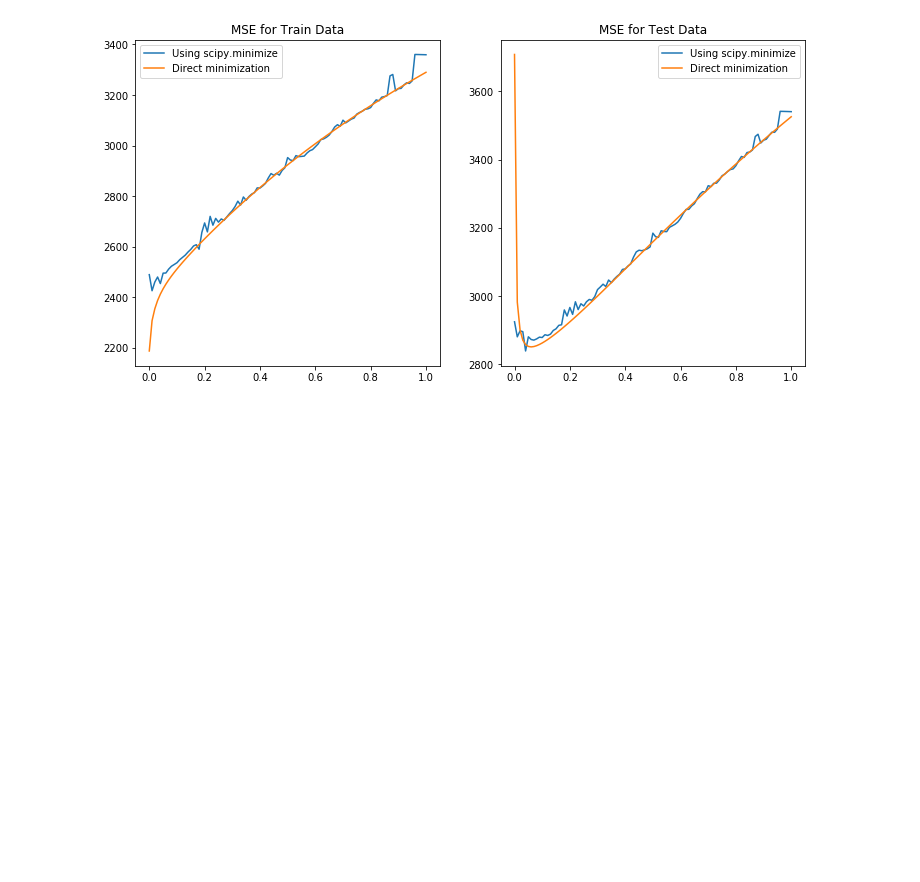
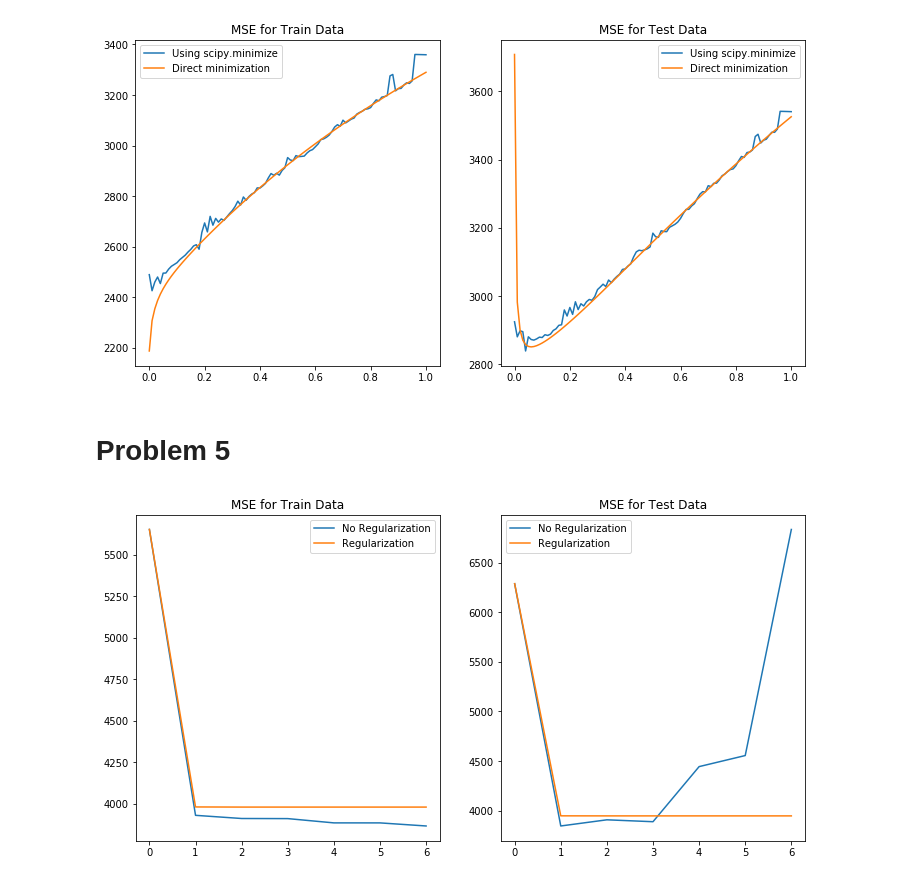
Before and after one commit to nathanmargaglio/Classification-and-Regression, a Jupyter notebook: Experimentation.ipynb, the cells around one changed output. Drawn from its saved outputs; the diff is of its cells as text; code cells hidden in the pictures; blank space fills up the shorter version.

```diff
--- a/Experimentation.ipynb
+++ b/Experimentation.ipynb
@@ -334,3 +334,45 @@ plt.legend(['Using scipy.minimize','Direct minimization'])
 plt.show()
 # %% [output]
 [figure]
+# %% [markdown]
+# Problem 5
+# %%
+def mapNonLinear(x,p):
+    # Inputs:
+    # x - a single column vector (N x 1)
+    # p - integer (>= 0)
+    # Outputs:
+    # Xp - (N x (p+1))
+
+    N = x.shape[0]
+    Xp = np.zeros((N, p+1))
+    for deg in range(p+1):
+        Xp[:,deg] = x ** deg
+    return Xp
+# %%
+pmax = 7
+lambda_opt = 0.1 # REPLACE THIS WITH lambda_opt estimated from Problem 3
+mses5_train = np.zeros((pmax,2))
+mses5 = np.zeros((pmax,2))
+for p in range(pmax):
+    Xd = mapNonLinear(X[:,2],p)
+    Xdtest = mapNonLinear(Xtest[:,2],p)
+    w_d1 = learnRidgeRegression(Xd,y,0)
+    mses5_train[p,0] = testOLERegression(w_d1,Xd,y)
+    mses5[p,0] = testOLERegression(w_d1,Xdtest,ytest)
+    w_d2 = learnRidgeRegression(Xd,y,lambda_opt)
+    mses5_train[p,1] = testOLERegression(w_d2,Xd,y)
+    mses5[p,1] = testOLERegression(w_d2,Xdtest,ytest)
+
+fig = plt.figure(figsize=[12,6])
+plt.subplot(1, 2, 1)
+plt.plot(range(pmax),mses5_train)
+plt.title('MSE for Train Data')
+plt.legend(('No Regularization','Regularization'))
+plt.subplot(1, 2, 2)
+plt.plot(range(pmax),mses5)
+plt.title('MSE for Test Data')
+plt.legend(('No Regularization','Regularization'))
+plt.show()
+# %% [output]
+[figure, added]
```
Also changed, not shown: 1 other file.
